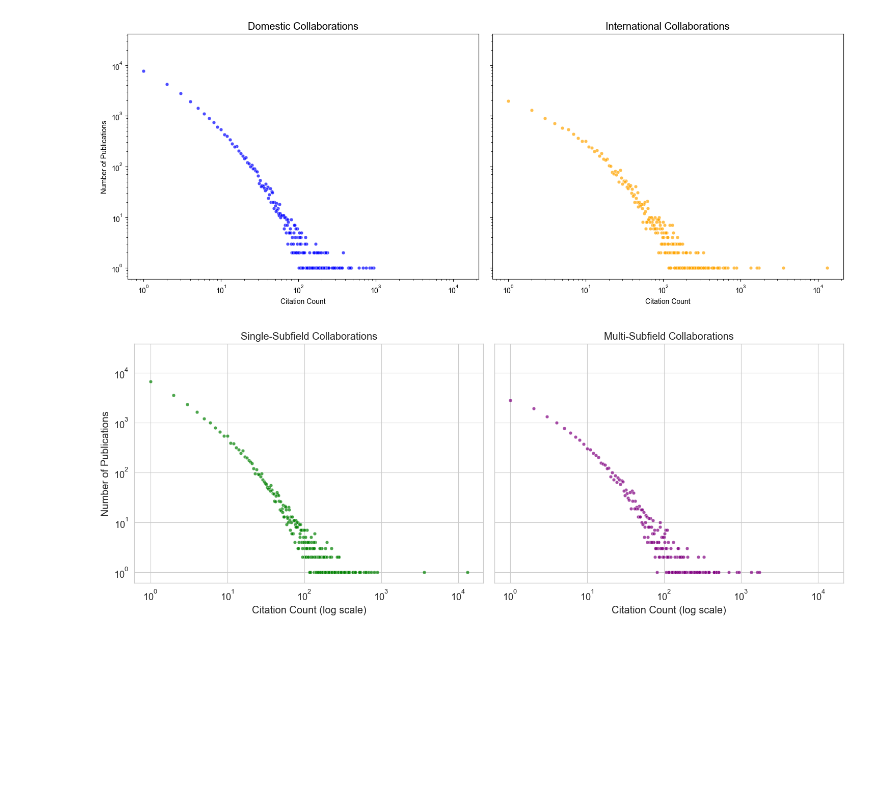
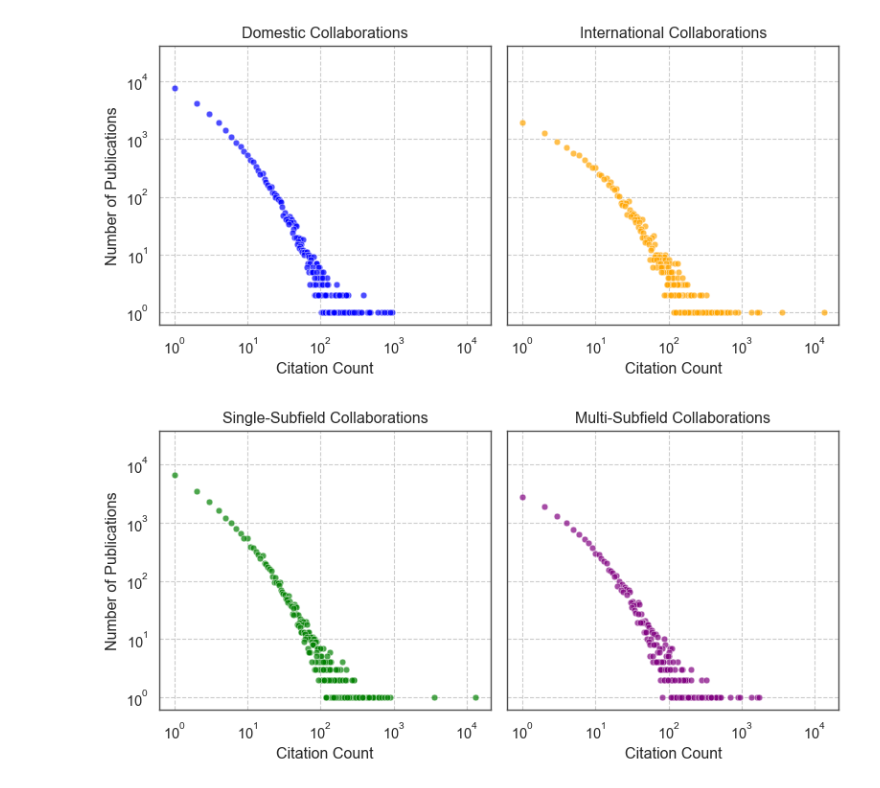
Before and after one commit to viniciusmioto/beyond_boundaries, a Jupyter notebook: src/3_visualization/3_5_collab_citations.ipynb, the cells around one changed output. Drawn from its saved outputs; the diff is of its cells as text; code cells hidden in the pictures; blank space fills up the shorter version.

Commit message:
[refactor] formatted figures

```diff
--- a/src/3_visualization/3_5_collab_citations.ipynb
+++ b/src/3_visualization/3_5_collab_citations.ipynb
@@ -3,6 +3,9 @@ import pandas as pd
 import matplotlib.pyplot as plt
 import seaborn as sns
 import json
+
+sns.set_style("whitegrid", {'grid.linestyle': '--', 'axes.edgecolor': '0.3'})
+sns.set_context("paper", font_scale=1.2)  # Paper-optimized settings
 
 
 def plot_citation_distribution(br_publications):
@@ -28,9 +31,7 @@ def plot_citation_distribution(br_publications):
     international = br_publications[br_publications["is_international"]]
 
     # Create figure
-    fig, axes = plt.subplots(1, 2, figsize=(15, 6), sharey=True, sharex=True)
-
-    sns.set_theme(style="whitegrid", context="paper", font_scale=1.5)
+    fig, axes = plt.subplots(1, 2, figsize=(8, 4), sharey=True, sharex=True)
 
     # Plot domestic publications
     sns.scatterplot(
@@ -40,6 +41,7 @@ def plot_citation_distribution(br_publications):
         color="blue",
         alpha=0.7,
     )
+
     axes[0].set_title("Domestic Collaborations")
     axes[0].set_xlabel("Citation Count")
     axes[0].set_ylabel("Number of Publications")
@@ -63,33 +65,13 @@ def plot_citation_distribution(br_publications):
     plt.tight_layout()
     return fig
 # %%
-def plot_subfield_collaboration(br_publications, authors):
-    # Preprocess publication data
-    def get_subfield_collaboration(authorships_str):
-        try:
-            # Extract author IDs from publication metadata
-            author_list = json.loads(authorships_str.replace("'", '"'))
-            author_ids = [a['id'] for a in author_list]
-
-            # Get subfields from authors dataframe
-            subfields = authors[authors['id'].isin(author_ids)]['primary_subfield'].unique()
-
-            return 'Multi-Subfield' if len(subfields) > 1 else 'Single-Subfield'
-        except:
-            return 'Unknown'
-
-    # Classify publications
-    br_publications['collab_type'] = br_publications['authorships'].apply(get_subfield_collaboration)
-    filtered = br_publications[br_publications['collab_type'] != 'Unknown']
-
+def plot_subfield_collaboration(subfields_collab_df):
     # Split data
-    single = filtered[filtered['collab_type'] == 'Single-Subfield']
-    multi = filtered[filtered['collab_type'] == 'Multi-Subfield']
+    single = subfields_collab_df[subfields_collab_df['collab_type'] == 'Single-Subfield']
+    multi = subfields_collab_df[subfields_collab_df['collab_type'] == 'Multi-Subfield']
 
     # Create figure
-    fig, axes = plt.subplots(1, 2, figsize=(15, 6), sharey=True, sharex=True)
-
-    sns.set_theme(style="whitegrid", context="paper", font_scale=1.5)
+    fig, axes = plt.subplots(1, 2, figsize=(8, 4), sharey=True, sharex=True)
 
     # Plot single-subfield
     sns.scatterplot(
@@ -99,8 +81,9 @@ def plot_subfield_collaboration(br_publications, authors):
         color='green',
         alpha=0.7
     )
+
     axes[0].set_title('Single-Subfield Collaborations')
-    axes[0].set_xlabel('Citation Count (log scale)')
+    axes[0].set_xlabel('Citation Count')
     axes[0].set_ylabel('Number of Publications')
     axes[0].set_xscale('log')
     axes[0].set_yscale('log')
@@ -114,7 +97,7 @@ def plot_subfield_collaboration(br_publications, authors):
         alpha=0.7
     )
     axes[1].set_title('Multi-Subfield Collaborations')
-    axes[1].set_xlabel('Citation Count (log scale)')
+    axes[1].set_xlabel('Citation Count')
     axes[1].set_ylabel('')
     axes[1].set_xscale('log')
     axes[1].set_yscale('log')
@@ -127,11 +110,11 @@ br_publications_df = pd.read_csv("../../data/raw/publication_meta/br_publication
 plot_citation_distribution(br_publications_df)
 plt.show()
 # %% [output]
-[figure, old version]
+[figure, new version]
 # %%
-authors_df = pd.read_csv("../../data/processed/6_authors.csv")
+subfield_collabs_df = pd.read_csv("../../data/processed/7_publications_collab_types.csv")
 # %%
-plot_subfield_collaboration(br_publications_df, authors_df)
+plot_subfield_collaboration(subfield_collabs_df)
 plt.show()
 # %% [output]
-[figure, old version]
+[figure, new version]
```
Also changed, not shown: 13 other files.
